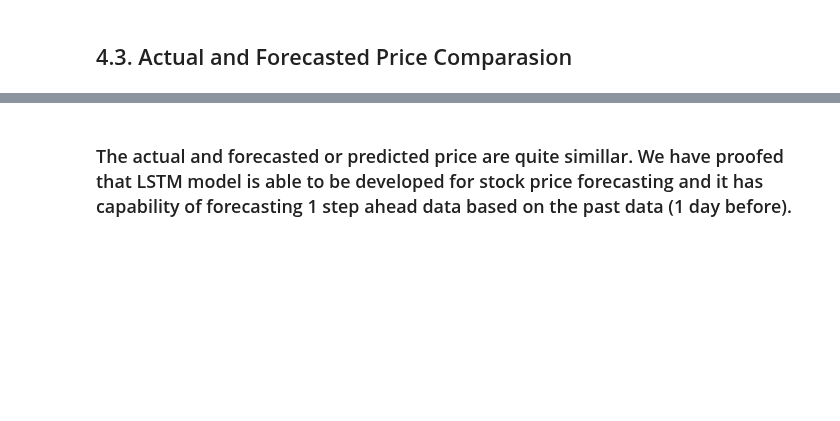
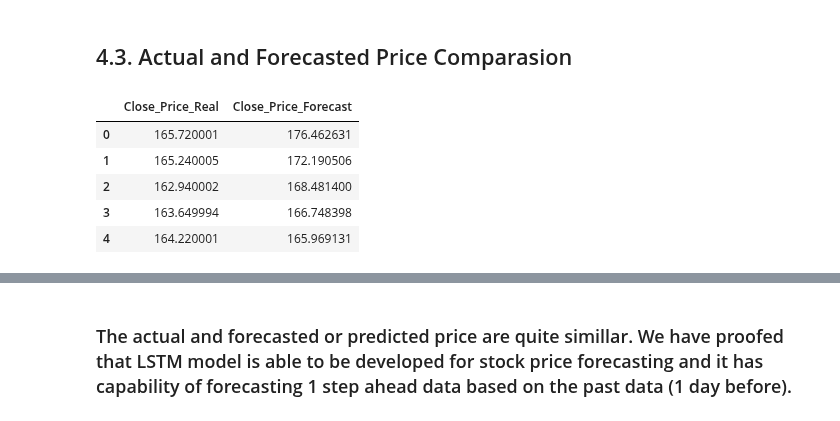
Before and after one commit to danielbeltsazar99/My-Mini-Projects, a Jupyter notebook: Special Projects (Geospatial, NLP, Vehicle Routing, Predictive Maintenance, etc)/Time Series Forecasting/Stock Price Multivariate Forecasting/Stock Price Forecasting Using LSTM.ipynb, the cells around one changed output, grey strips where cells are left out. Drawn from its saved outputs; the diff is of its cells as text; code cells hidden in the pictures; blank space fills up the shorter version.

```diff
--- a/Special Projects (Geospatial, NLP, Vehicle Routing, Predictive Maintenance, etc)/Time Series Forecasting/Stock Price Multivariate Forecasting/Stock Price Forecasting Using LSTM.ipynb
+++ b/Special Projects (Geospatial, NLP, Vehicle Routing, Predictive Maintenance, etc)/Time Series Forecasting/Stock Price Multivariate Forecasting/Stock Price Forecasting Using LSTM.ipynb
@@ -355,6 +357,15 @@ Test RMSE: 6.211
 # %%
 result_comp = pd.DataFrame(list(zip(inv_y, inv_yhat)),
                columns =['Close_Price_Real', 'Close_Price_Forecast'])
+# %%
+result_comp.head()
+# %% [output]
+|  | Close_Price_Real | Close_Price_Forecast |
+| 0 | 165.720001 | 176.462631 |
+| 1 | 165.240005 | 172.190506 |
+| 2 | 162.940002 | 168.481400 |
+| 3 | 163.649994 | 166.748398 |
+| 4 | 164.220001 | 165.969131 |
 # %%
 plt.figure(figsize=(18,10))
 plt.plot(result_comp['Close_Price_Real'],label='actual',color='red')
```
Also changed, not shown: parts of 6 cells of this notebook.
